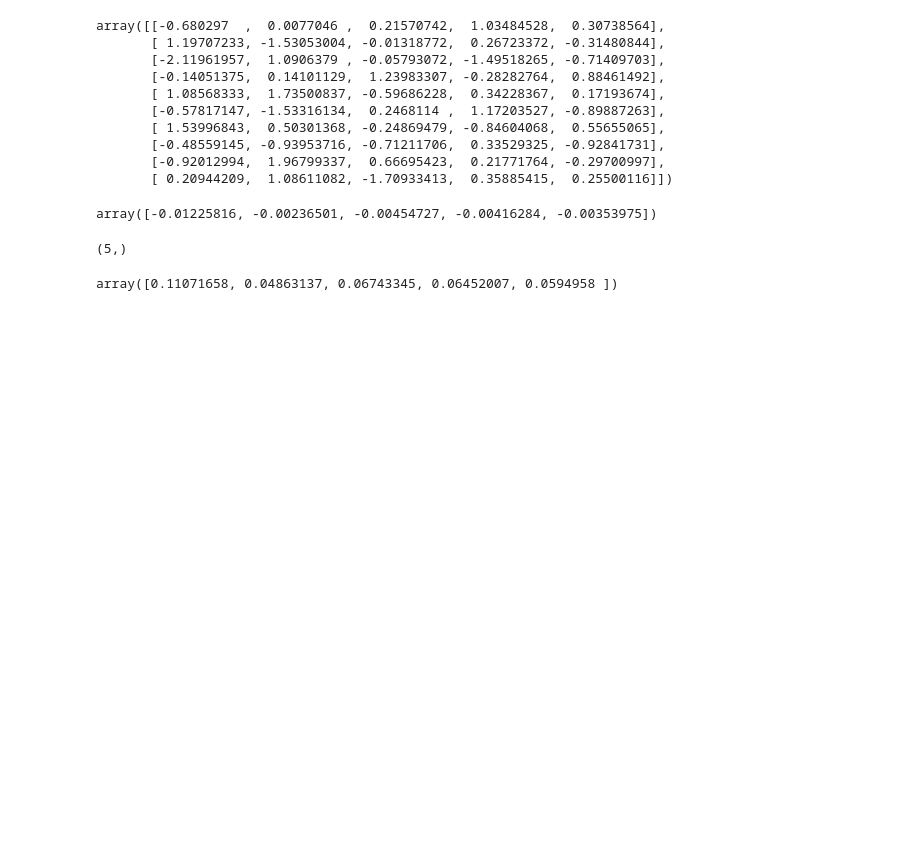
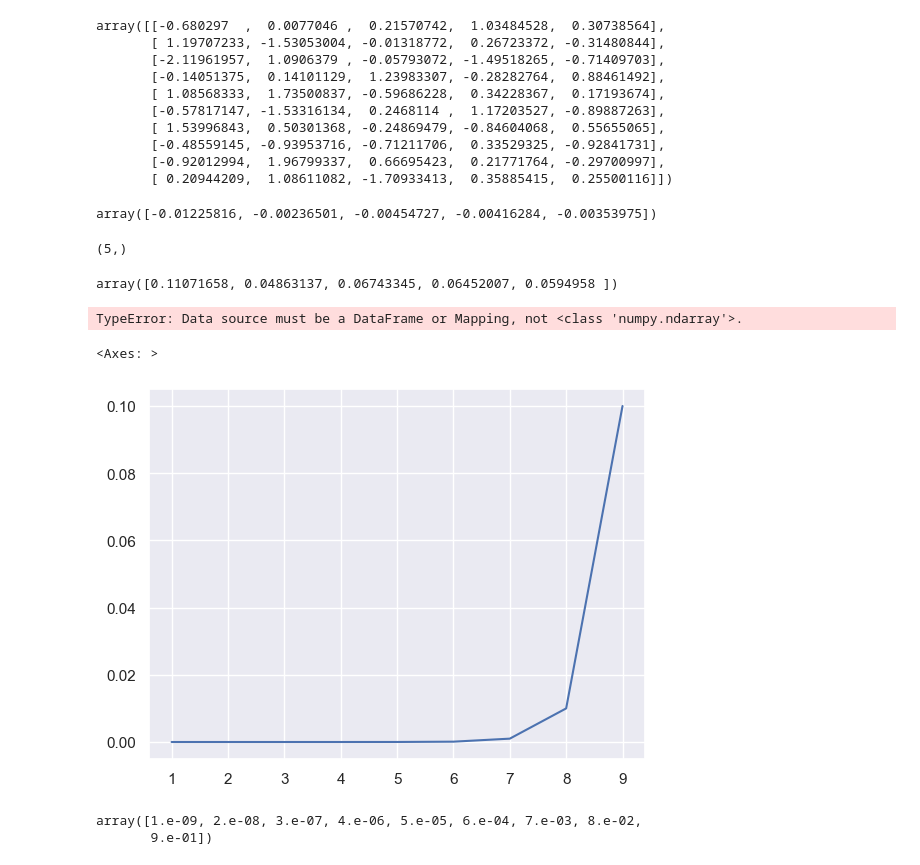
Before and after one commit to krl-tarasov/ml-course-hse, a Jupyter notebook: 2025-fall/homework-practice/homework-practice-02-gd/draft.ipynb, the cells around one changed output. Saved outputs shown, nothing was run; the diff lists cells and outputs as text; code cells hidden in the pictures; blank space fills up the shorter version.

```diff
--- a/2025-fall/homework-practice/homework-practice-02-gd/draft.ipynb
+++ b/2025-fall/homework-practice/homework-practice-02-gd/draft.ipynb
@@ -249,3 +249,16 @@ eps = 1e-8
 np.sqrt(b)
 # %% [output]
 array([0.11071658, 0.04863137, 0.06743345, 0.06452007, 0.0594958 ])
+# %%
+import pandas as pd
+import seaborn as sns
+import numpy as np
+
+sns.set_theme()
+# %%
+sns.relplot(data, x=0, y=1, kind='line')
+# %% [output]
+TypeError: Data source must be a DataFrame or Mapping, not <class 'numpy.ndarray'>.
+# %%
+log = np.logspace(start=-9, stop=-1, num=9)
+ind = np.linspace(start=1, stop=9, num=9)
@@ -251,0 +267,10 @@ array([0.11071658, 0.04863137, 0.06743345, 0.06452007, 0.0594958 ])
+# %%
+sns.lineplot(x=ind, y=log)
+# %% [output]
+<Axes: >
+[figure, added]
+# %%
+ind * log
+# %% [output]
+array([1.e-09, 2.e-08, 3.e-07, 4.e-06, 5.e-05, 6.e-04, 7.e-03, 8.e-02,
+       9.e-01])
```
Also changed, not shown: parts of 1 cell of this notebook, 4 other files.
